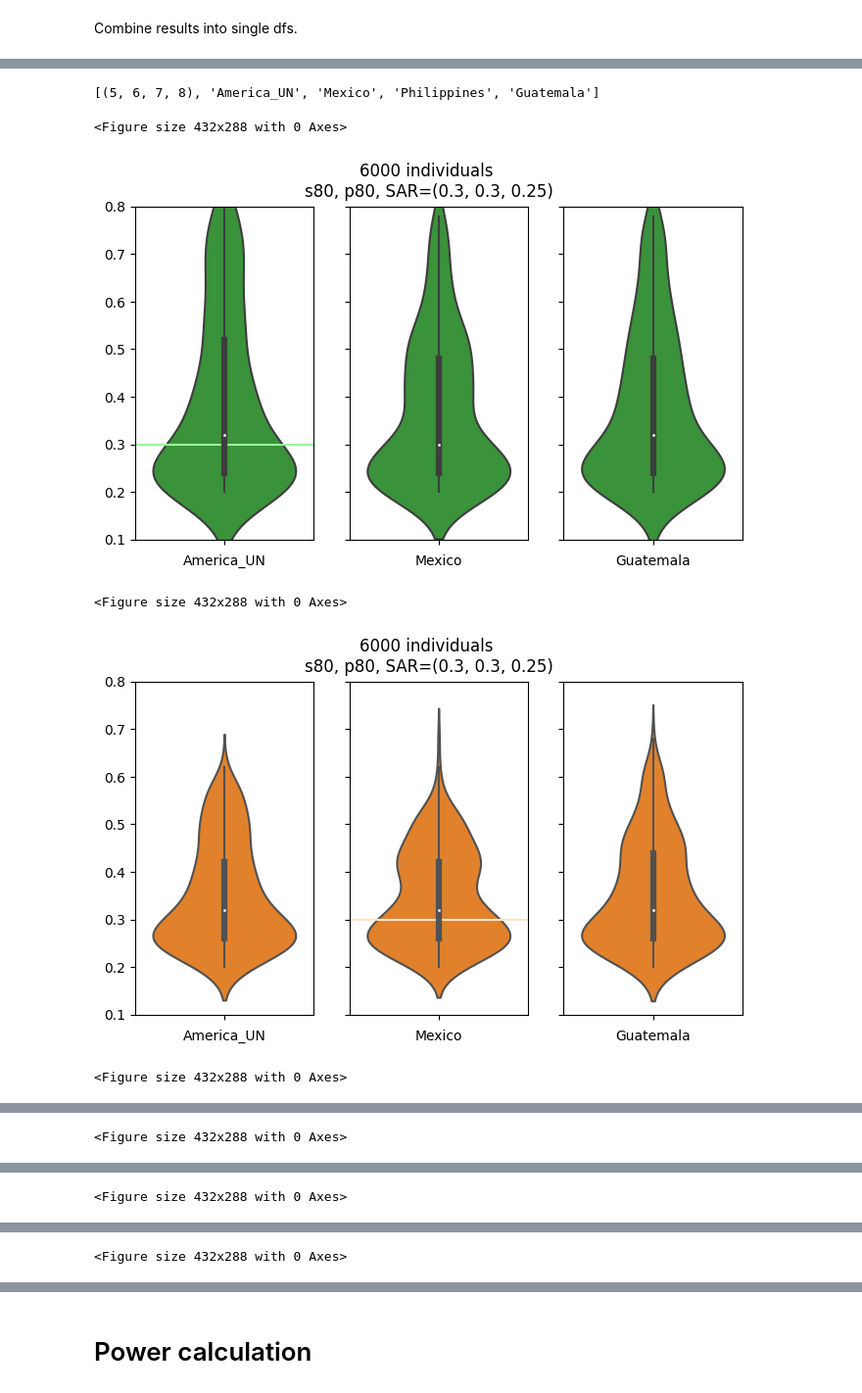
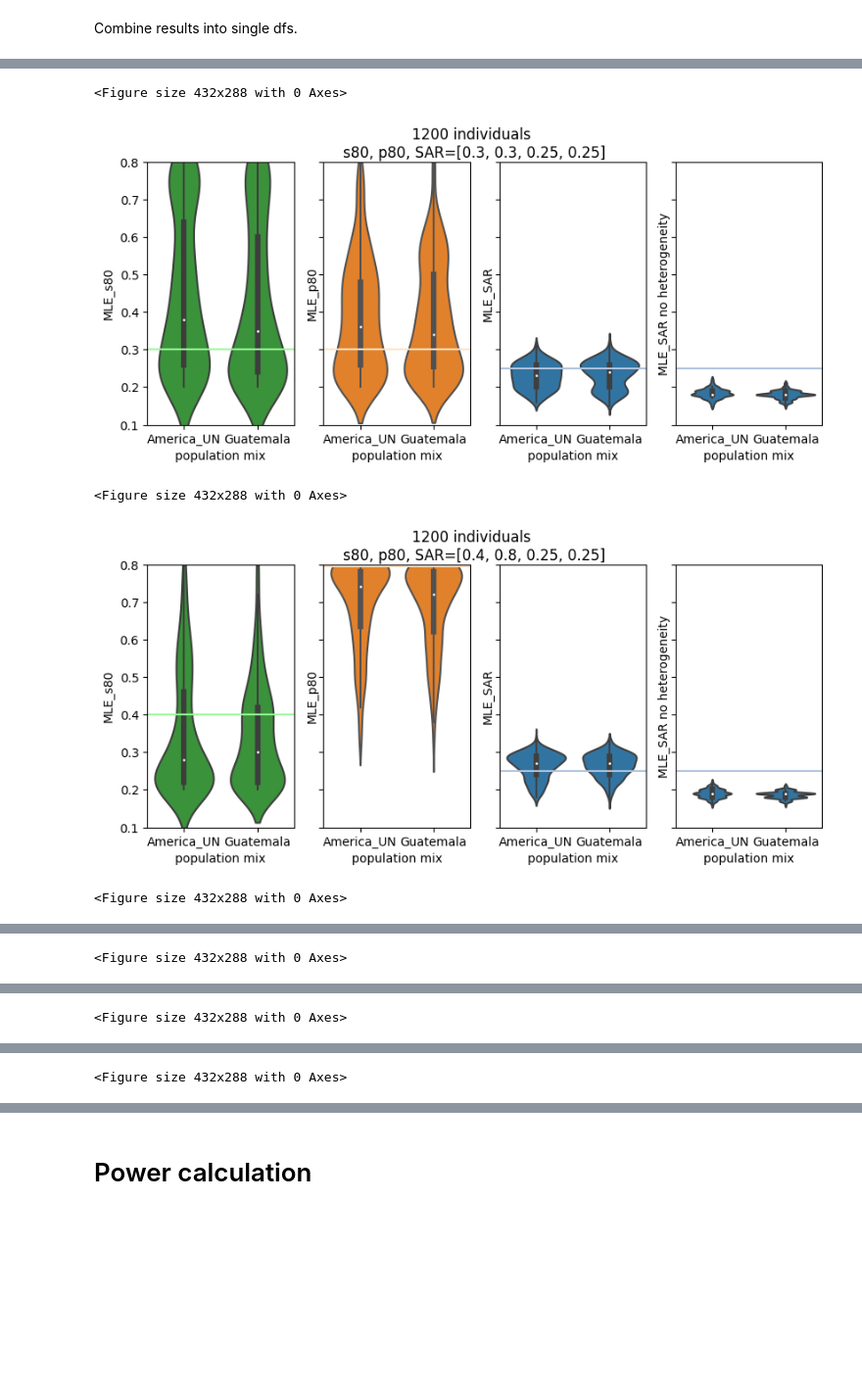
Before and after one commit to tanderson11/householdheterogeneity, a Jupyter notebook: notebooks/ViolinsAndPowerCalc.ipynb, the cells around one changed output, grey strips where cells are left out. Shown at 98% size. Drawn from its saved outputs; the diff is of its cells as text; code cells hidden in the pictures; blank space fills up the shorter version.

Commit message:
Violin figures with different populations displayed adjacent to each other. Clearer documentation for empirical plotting.

```diff
--- a/notebooks/ViolinsAndPowerCalc.ipynb
+++ b/notebooks/ViolinsAndPowerCalc.ipynb
@@ -182,7 +182,7 @@ Choose the different combinations of parameters / sample sizes / household sizes
 # %%
 %cd /Users/thayer/covid_households/covid_households
 import likelihood
-sample_sizes = [15000]#, 5000, 10000]
+sample_sizes = [1200, 7500, 15000]#, 5000, 10000]
 parameter_sets = [(0.5, 0.5, 0.25), (0.3, 0.3, 0.25), (0.8, 0.4, 0.25), (0.4, 0.8, 0.25)]
 
 #   Two  | Three	 Four     Five    Six    Seven or more
@@ -253,7 +253,7 @@ population_descriptions.update({
 })
 
 #population_mixes = [(8,), (4,5,6,7,8), 'America']
-population_mixes = [(5,6,7,8), 'America_UN', 'Mexico', 'Philippines', 'Guatemala']
+population_mixes = [(4,5,6,7,8), 'America_UN', 'Mexico', 'Philippines', 'Guatemala']
 # %% [output]
 /Users/thayer/covid_households/covid_households
 # %% [markdown]
@@ -524,66 +470,71 @@ fit_df
-# %%
-population_mixes
-# %% [output]
-[(5, 6, 7, 8), 'America_UN', 'Mexico', 'Philippines', 'Guatemala']
 # %%
 import matplotlib.pyplot as plt
 import seaborn as sns
 import os
 plt.close('all')
 
+#hypothesis = 'SAR and susceptibility vary'
+hypothesis = 'all'
+fit_df = fits[hypothesis]
+
 dpi = 100
-save_figs = False
+save_figs = True
 
-fig_sizes = {'small':(4,2.25), 'big':(8,4.5)}
+fig_sizes = {'small':(4,2.25), 'big':(10,4)}
 chosen_size = 'big'
 
 #%matplotlib agg
 min_dict = {0.6: 0.3, 0.4:0.10, 0.5: 0.15, 0.8: 0.5}
 max_dict = {0.6: 0.8, 0.4:0.65, 0.5: 0.8, 0.8: 0.8}
-colors = ['tab:green', 'tab:orange', 'tab:blue']
-axline_colors = ['palegreen', 'bisque', 'lightsteelblue']
+colors = ['tab:green', 'tab:orange', 'tab:blue', 'tab:blue']
+axline_colors = ['palegreen', 'bisque', 'lightsteelblue', 'lightsteelblue']
 xlabels = ['MLE\ns80', 'MLE\np80', 'MLE\nSAR', 'constant traits \nMLE for SAR']
 grouping=['written sample size', 'parameters']
 
 drop_rules = {
-    'population mix': [(5,6,7,8), 'Philippines'],
-    'written sample size': [1000],
+    'population mix': [(4,5,6,7,8), 'Philippines', 'Mexico'],
 }
-ordered_included_pops = ['America_UN', 'Mexico', 'Guatemala']
+ordered_included_pops = ['America_UN', 'Guatemala']
 
-new_fit_df = fit_df.copy()
-for column,exclusions in drop_rules.items():
-    for exclusion in exclusions:
-        new_fit_df = new_fit_df[new_fit_df[column] != exclusion]
+def apply_drop_rules(df, drop_rules):
+    new_df = df.copy()
+    for column,exclusions in drop_rules.items():
+        for exclusion in exclusions:
+            new_df = new_df[new_df[column] != exclusion]
+    return new_df
+
+# Use the 'drop_rules' dictionary to forget any populations we don't care about to render a cleaned up figure
+new_fit_df = apply_drop_rules(fit_df, drop_rules)
+null_hypothesis_fit_df = apply_drop_rules(fits['null hypothesis'], drop_rules)
+
+# add the 'null hypothesis' SAR estimates into the dataframe so they'll be an accessible column in plotting
+null_SARs = null_hypothesis_fit_df['MLE_SAR']
+null_SARs.name = 'MLE_SAR no heterogeneity'
+new_fit_df = pd.concat([new_fit_df, null_SARs], axis=1)
 
 for key,group in new_fit_df.groupby(grouping):
     sample_size, parameters = key
-    for param_index,parameter in enumerate(results.metadata.parameters):
-        plt.figure()
-        fig, axes = plt.subplots(1,len(ordered_included_pops), dpi=dpi, sharey=True, figsize=fig_sizes[chosen_size])
+    parameters = list(parameters) + [parameters[-1]]
+    plt.figure()
+    fig, axes = plt.subplots(1,len(results.metadata.parameters)+1, dpi=dpi, sharey=True, figsize=fig_sizes[chosen_size])
+    null_fit_group = null_hypothesis_fit_df.groupby(grouping).get_group(key)
+    relevant_parameters = list(results.metadata.parameters) + ['SAR no heterogeneity']
+    for param_index,parameter in enumerate(relevant_parameters):
+        seaborn_parameter_name = parameter
         plt.suptitle(f"{sample_size} individuals \ns80, p80, SAR={parameters}")
 
         mi, ma = 0.1, 0.8
+        sns.violinplot(x='population mix', y=f'MLE_{seaborn_parameter_name}', data=group, ax=axes[param_index], orient="v", color=colors[param_index])
         if parameters[param_index] == 0.8:
             axes[param_index].axhline(0.795, color=axline_colors[param_index])
         else:
             axes[param_index].axhline(parameters[param_index], color=axline_colors[param_index])
-
-        by_population = group.groupby('population mix')
-        i = 0
-        for population in ordered_included_pops:
-            mix = population
-            subgroup = by_population.get_group(mix)
-            sns.violinplot(y=f'MLE_{parameter}', data=subgroup, ax=axes[i], orient="v", color=colors[param_index])
-            axes[i].set(xlabel=mix, ylabel='')
-            axes[i].set_ylim(mi, ma)
-            i += 1
-    fig.tight_layout()
+        axes[param_index].set_ylim(mi, ma)
     if save_figs:
-        plt.savefig(os.path.join('/Users/thayer/covid_households/batched_figs', f'{k}' + '.jpg'))
+        plt.savefig(os.path.join('/Users/thayer/covid_households/batched_figs', f'{key}' + '.jpg'))
 # %% [output]
 <Figure size 432x288 with 0 Axes>
-[figure, old version]
+[figure, new version]
 <Figure size 432x288 with 0 Axes>
-[figure, old version]
+[figure, new version]
 <Figure size 432x288 with 0 Axes>
```
Also changed, not shown: parts of 7 cells of this notebook, 1 other file.
